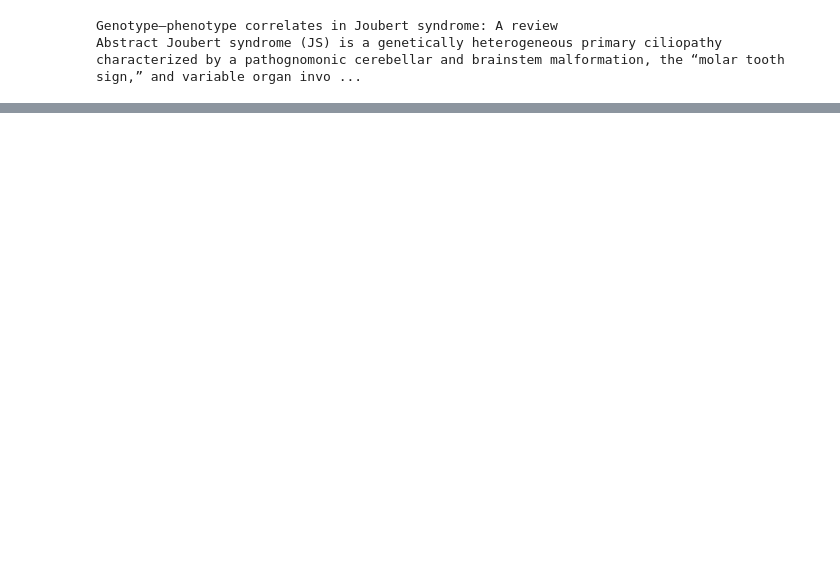
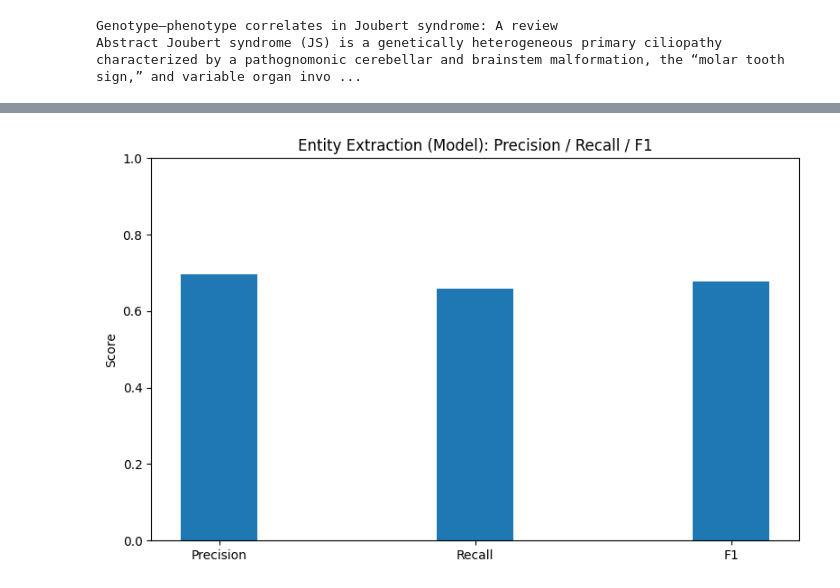
Before and after one commit to Magura23/rare_disease_pipeline, a Jupyter notebook: notebooks/server.ipynb, the cells around one changed output, grey strips where cells are left out. Saved outputs shown, nothing was run; the diff lists cells and outputs as text; code cells hidden in the pictures; blank space fills up the shorter version.

Commit message:
update prompt

```diff
--- a/notebooks/server.ipynb
+++ b/notebooks/server.ipynb
@@ -207,0 +562,66 @@ chronic kidney disease rare_disease
+# %%
+from pathlib import Path
+import json
+
+golden_dir = Path("../golden")
+
+total_tp_l= total_fp_l= total_fn_l= 0
+
+for i in range(1, 14):
+    path = golden_dir / f"para_{i}.json"
+
+    if not path.exists():
+        print(f"Missing file: {path}")
+        continue
+
+    with path.open("r", encoding="utf-8") as f:
+        gold = json.load(f)
+
+    if i == 0:
+        pred_i_json = extract_entities(
+            abstract,
+            client,
+            model="llama",
+            system_prompt= sgr_all,
+            use_response_format=False,   # vLLM: use guided_json
+        )
+
+    elif 1<=i<=3:
+        pred_i_json = extract_entities(
+        para[i-1],
+        client,
+        model="llama",
+        system_prompt= sgr_all,
+        use_response_format=False,   # vLLM: use guided_json
+    )
+    else:
+        pred_i_json = extract_entities(
+        para[i+6],
+        client,
+        model="llama",
+        system_prompt= sgr_all,
+        use_response_format=False,   # vLLM: use guided_json
+    )
+
+    print(i)
+    print(_entities_from_json_like(pred_i_json))
+    print(_entities_from_json_like(gold))
+    metrics = evaluate_extraction(gold, pred_i_json)
+    total_tp_l+= metrics["true_positives"]
+    total_fp_l+= metrics["false_positives"]
+    total_fn_l+= metrics["false_negatives"]
+
+
+precision_l = total_tp_l/ (total_tp_l+ total_fp_l) if (total_tp_l+ total_fp_l) > 0 else 0.0
+recall_l    = total_tp_l/ (total_tp_l+ total_fn_l) if (total_tp_l+ total_fn_l) > 0 else 0.0
+f1_l= (
+    2 * precision_l * recall_l / (precision_l + recall_l)
+    if (precision_l + recall_l) > 0
+    else 0.0
+)
+
+print("Precision:", precision_l)
+print("Recall:", recall_l)
+print("F1:", f1_l)
+plot_prf(precision_l,recall_l, f1_l)
+# %% [output]
@@ -207,0 +645 @@ chronic kidney disease rare_disease
+[figure, added]
```
Also changed, not shown: parts of 19 cells of this notebook, 2 other files.
